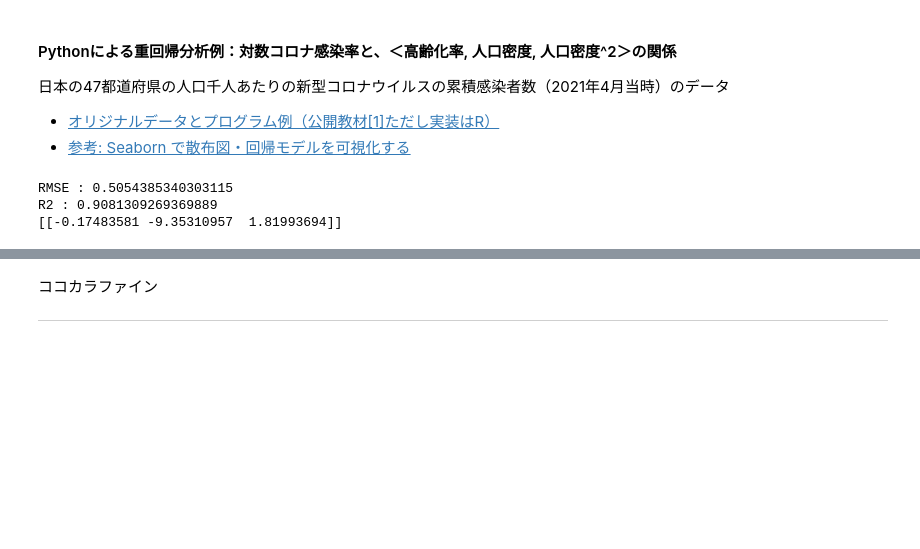
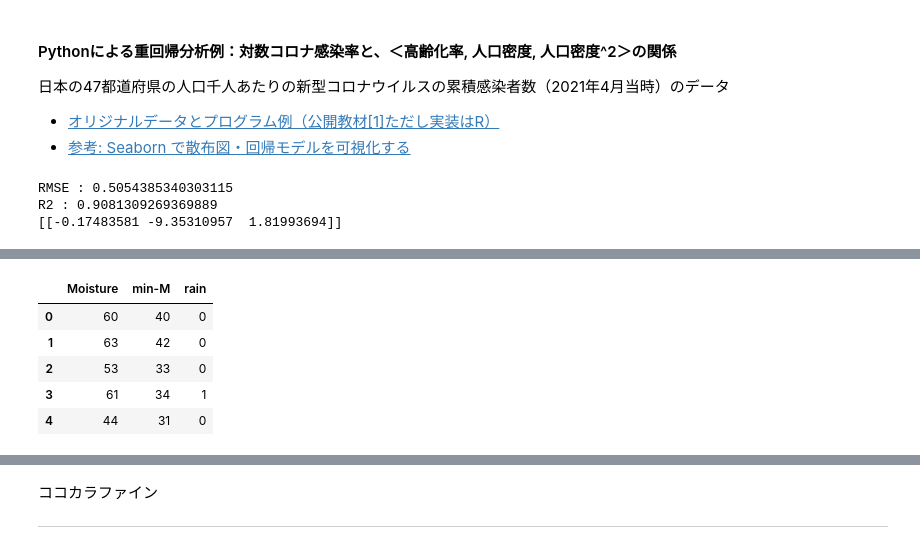
Before and after one commit to MDASH-shinshu/MDASH-T-DS, a Jupyter notebook: 4/4_data_analysis_colab.ipynb, the cells around one changed output, grey strips where cells are left out. Drawn from its saved outputs; the diff is of its cells as text; code cells hidden in the pictures; blank space fills up the shorter version.

```diff
--- a/4/4_data_analysis_colab.ipynb
+++ b/4/4_data_analysis_colab.ipynb
@@ -315,0 +384,14 @@ R2 : 0.9081309269369889
+# %%
+# オリジナルのCSVファイルをpandasで読み込んでデータフレームdfに格納
+import pandas as pd
+import matplotlib.pyplot as plt
+df = pd.read_csv('Tokyo_rain.csv', header=1)
+df.columns = ['Moisture', 'min-M', 'rain']
+df.head()
+# %% [output]
+|  | Moisture | min-M | rain |
+| 0 | 60 | 40 | 0 |
+| 1 | 63 | 42 | 0 |
+| 2 | 53 | 33 | 0 |
+| 3 | 61 | 34 | 1 |
+| 4 | 44 | 31 | 0 |
```
Also changed, not shown: parts of 23 cells of this notebook.
